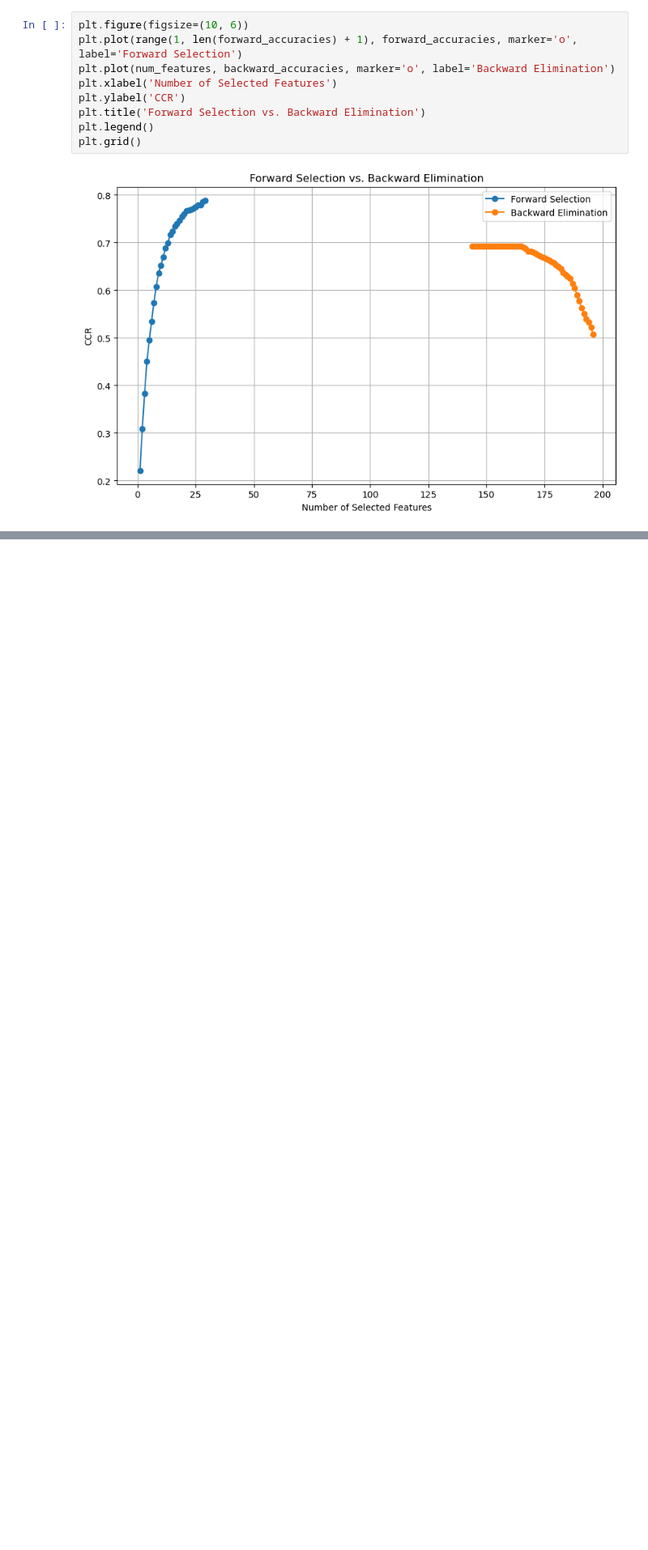
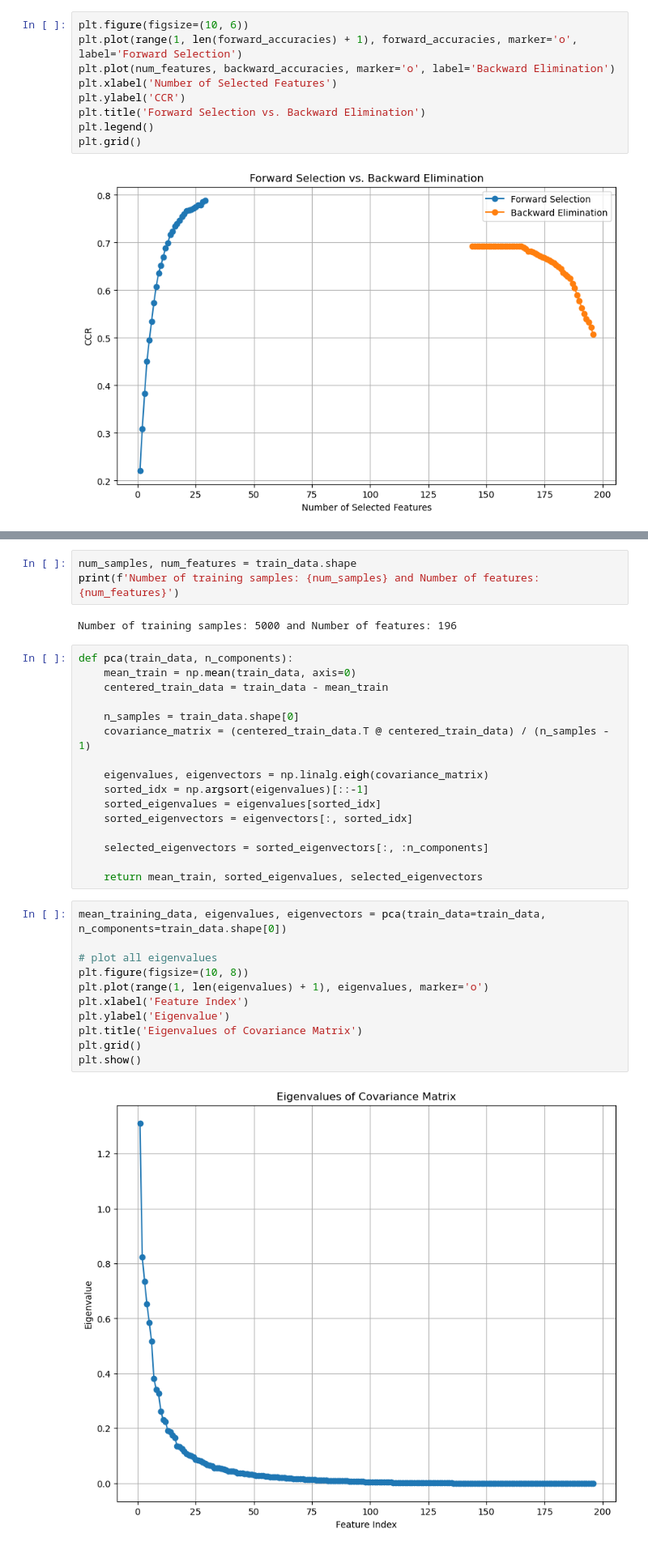
Before and after one commit to mjmousavi97/MachinLearning-TehranUni-2024, a Jupyter notebook: Projects/07 pro/src/main.ipynb, the cells around one changed output, grey strips where cells are left out. Shown: that part at 81% size. Cells and saved outputs as stored; diff of their text form; blank space fills up the shorter version.

```diff
--- a/Projects/07 pro/src/main.ipynb
+++ b/Projects/07 pro/src/main.ipynb
@@ -273,0 +397,34 @@ plt.grid()
+# %%
+num_samples, num_features = train_data.shape
+print(f'Number of training samples: {num_samples} and Number of features: {num_features}')
+# %% [output]
+Number of training samples: 5000 and Number of features: 196
+# %%
+def pca(train_data, n_components):
+    mean_train = np.mean(train_data, axis=0)
+    centered_train_data = train_data - mean_train
+
+    n_samples = train_data.shape[0]
+    covariance_matrix = (centered_train_data.T @ centered_train_data) / (n_samples - 1)
+
+    eigenvalues, eigenvectors = np.linalg.eigh(covariance_matrix)
+    sorted_idx = np.argsort(eigenvalues)[::-1]
+    sorted_eigenvalues = eigenvalues[sorted_idx]
+    sorted_eigenvectors = eigenvectors[:, sorted_idx]
+
+    selected_eigenvectors = sorted_eigenvectors[:, :n_components]
+
+    return mean_train, sorted_eigenvalues, selected_eigenvectors
+# %%
+mean_training_data, eigenvalues, eigenvectors = pca(train_data=train_data, n_components=train_data.shape[0])
+
+# plot all eigenvalues
+plt.figure(figsize=(10, 8))
+plt.plot(range(1, len(eigenvalues) + 1), eigenvalues, marker='o')
+plt.xlabel('Feature Index')
+plt.ylabel('Eigenvalue')
+plt.title('Eigenvalues of Covariance Matrix')
+plt.grid()
+plt.show()
+# %% [output]
+[figure, added]
```
Also changed, not shown: parts of 10 cells of this notebook, 1 other file.
